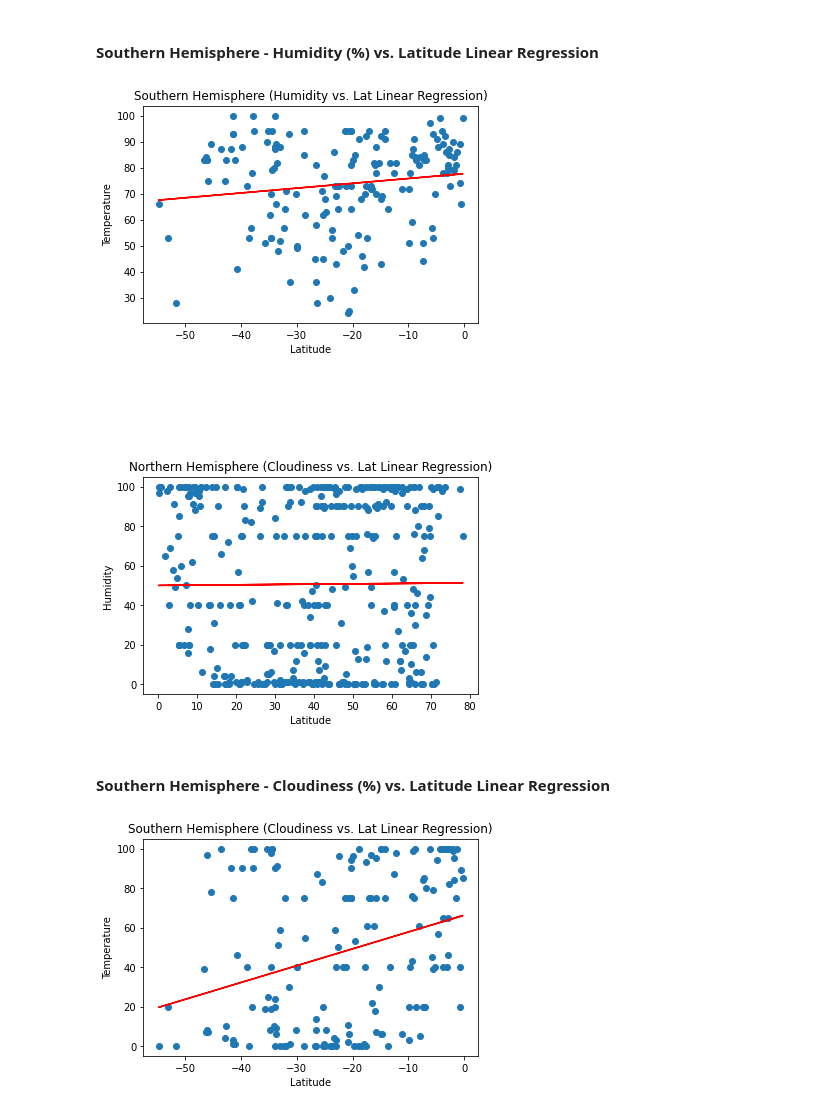
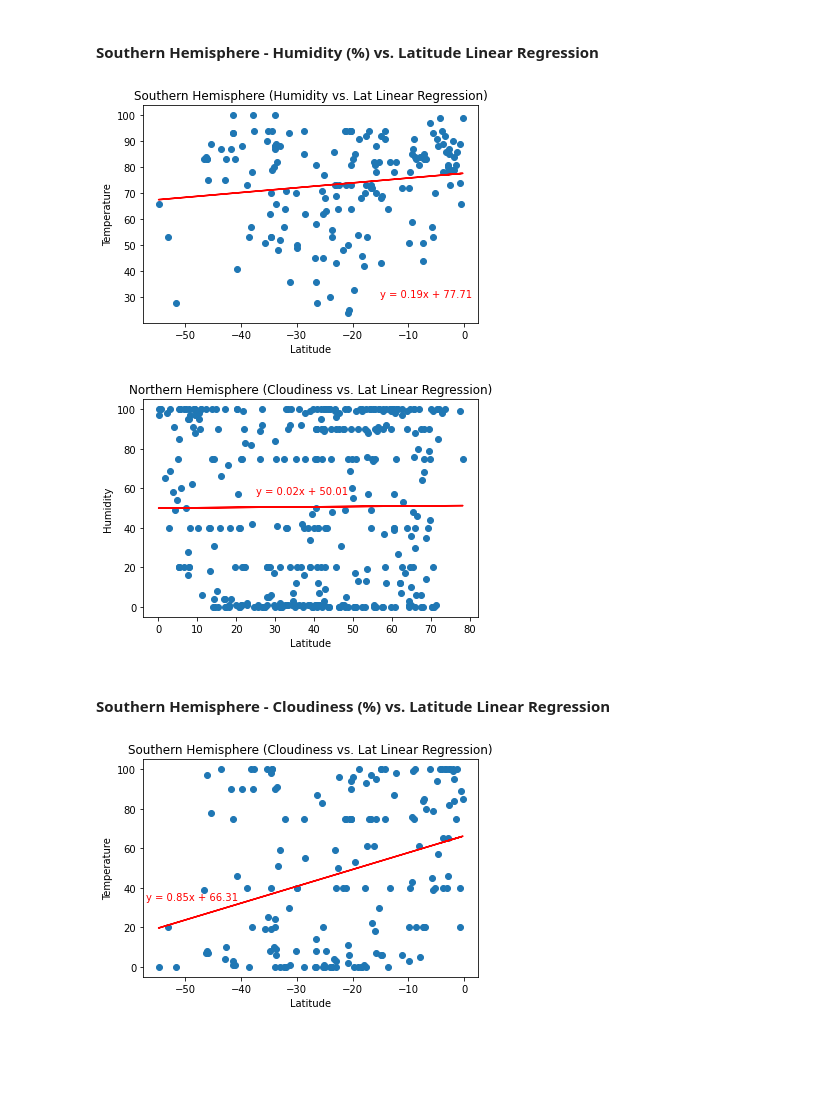
Before and after one commit to AnneNiemiec/Python-API, a Jupyter notebook: Weather_py/WeatherPy.ipynb, the cells around one changed output. Saved outputs shown, nothing was run; the diff lists cells and outputs as text; code cells hidden in the pictures; blank space fills up the shorter version.

```diff
--- a/Weather_py/WeatherPy.ipynb
+++ b/Weather_py/WeatherPy.ipynb
@@ -363,18 +363,18 @@ plt.show()
 # %%
 regression=linregress(Southern_Hemisphere['latitude'],Southern_Hemisphere['humidity'])
 regress_values = Southern_Hemisphere['latitude'] * regression[0] + regression[1]
 plt.scatter(Southern_Hemisphere['latitude'],Southern_Hemisphere['humidity'])
 plt.plot(Southern_Hemisphere['latitude'],regress_values,"r-")
 line_eq = "y = " + str(round(regression[0],2)) + "x + " + str(round(regression[1],2))
 
 #Formatting
-plt.annotate(line_eq,(20,-20),fontsize=15,color="red")
+plt.annotate(line_eq,(-15,30),fontsize=10,color="red")
 plt.title('Southern Hemisphere (Humidity vs. Lat Linear Regression)')
 plt.xlabel('Latitude')
 plt.ylabel('Temperature')
 plt.show()
 # %% [output]
-[figure, old version]
+[figure, new version]
 # %%
 Relationship:  While both linear relationships pictured are positive, the Northern Hemisphere has a greater slope relative to humidity.
 # %%
@@ -387,13 +387,13 @@ plt.plot(Northern_Hemisphere['latitude'],regress_values,"r-")
 line_eq = "y = " + str(round(regression[0],2)) + "x + " + str(round(regression[1],2))
 
 #Formatting
-plt.annotate(line_eq,(20,-20),fontsize=15,color="red")
+plt.annotate(line_eq,(25,57),fontsize=10,color="red")
 plt.title('Northern Hemisphere (Cloudiness vs. Lat Linear Regression)')
 plt.xlabel('Latitude')
 plt.ylabel('Humidity')
 plt.show()
 # %% [output]
-[figure, old version]
+[figure, new version]
 # %% [markdown]
 ####  Southern Hemisphere - Cloudiness (%) vs. Latitude Linear Regression
 # %%
@@ -404,13 +404,13 @@ plt.plot(Southern_Hemisphere['latitude'],regress_values,"r-")
 line_eq = "y = " + str(round(regression[0],2)) + "x + " + str(round(regression[1],2))
 
 #Formatting
-plt.annotate(line_eq,(20,-20),fontsize=15,color="red")
+plt.annotate(line_eq,(-57,34),fontsize=10,color="red")
 plt.title('Southern Hemisphere (Cloudiness vs. Lat Linear Regression)')
 plt.xlabel('Latitude')
 plt.ylabel('Temperature')
 plt.show()
 # %% [output]
-[figure, old version]
+[figure, new version]
 # %%
 Relationship:  The Southern Hemisphere linear relationships is positive, while the Northern Hemisphere remains flat for cloudiness.
 # %%
```
Also changed, not shown: parts of 5 cells of this notebook.
